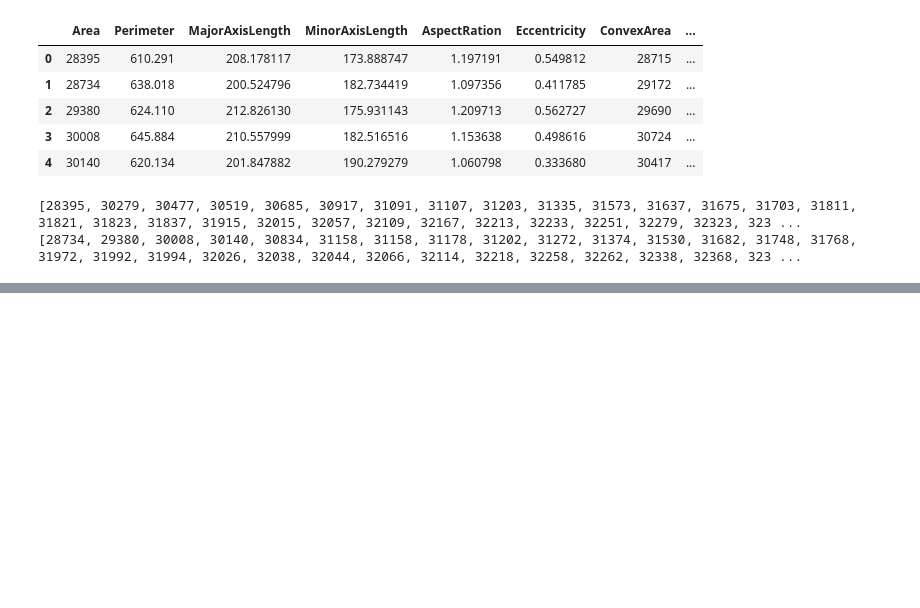
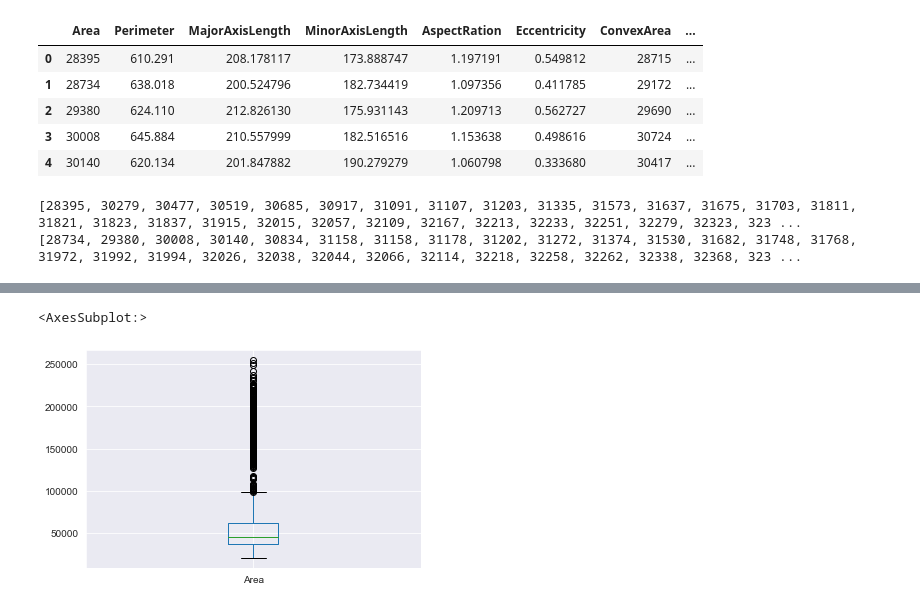
Before and after one commit to Elsiekiprop/Catch-up, a Jupyter notebook: Catch Up session.ipynb, the cells around one changed output, grey strips where cells are left out. Cells and saved outputs as stored; diff of their text form; code cells hidden in the pictures; blank space fills up the shorter version.

```diff
--- a/Catch Up session.ipynb
+++ b/Catch Up session.ipynb
@@ -170,0 +134,5 @@ selected_class_mean(df)
+# %%
+df.boxplot(column='Area')
+# %% [output]
+<AxesSubplot:>
+[figure, added]
```
Also changed, not shown: parts of 18 cells of this notebook.
